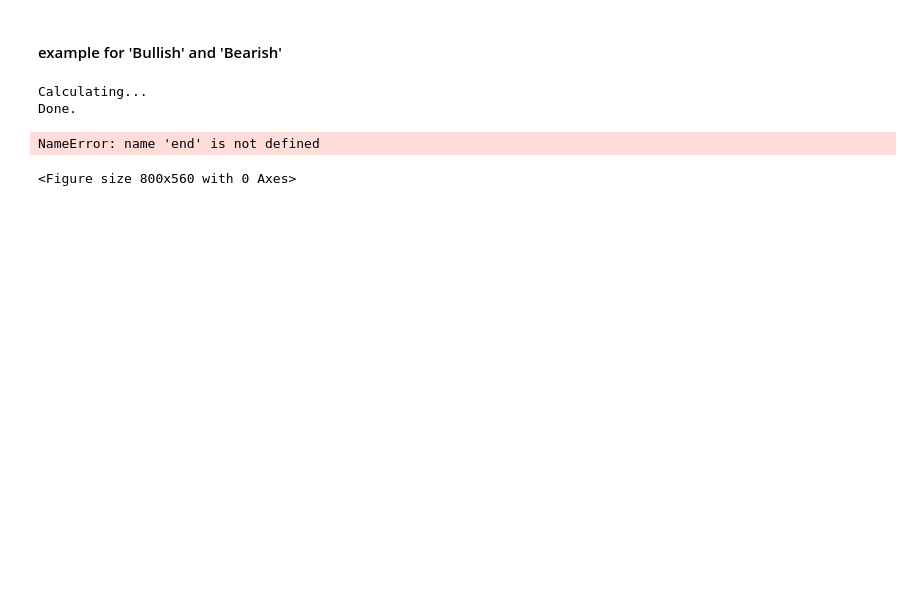
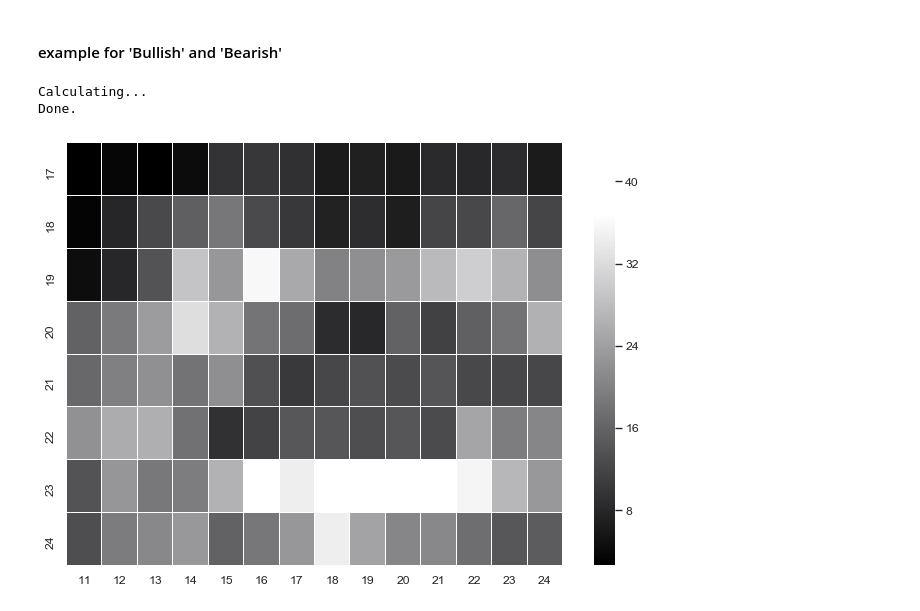
Before and after one commit to augmento-ai/quant-reseach, a Jupyter notebook: notebooks/1_backtesting_different_sentiment_pairs.ipynb, the cells around one changed output. Saved outputs shown, nothing was run; the diff lists cells and outputs as text; code cells hidden in the pictures; blank space fills up the shorter version.

```diff
--- a/notebooks/1_backtesting_different_sentiment_pairs.ipynb
+++ b/notebooks/1_backtesting_different_sentiment_pairs.ipynb
@@ -177,10 +175,9 @@ Done.
 # %%
 # plot
 cmap = sns.cubehelix_palette(50, hue=0.05, rot=0, light=0.0, dark=1.2, as_cmap=True)
 figure(num=None, figsize=(10, 7), dpi=80, facecolor='w', edgecolor='k')
-ax = sns.heatmap(total_s, linewidth=0.01, cmap=cmap,yticklabels=np.arange(ix+1,end+1),xticklabels=np.arange(iy+1,end_x+1))
+ax = sns.heatmap(total_s, linewidth=0.01, cmap=cmap,yticklabels=np.arange(ix+1,end_x+1),xticklabels=np.arange(iy+1,end_y+1))
 
 plt.show()
 # %% [output]
-NameError: name 'end' is not defined
-<Figure size 800x560 with 0 Axes>
+[figure, added]
```
Also changed, not shown: parts of 4 cells of this notebook, 1 other file.
